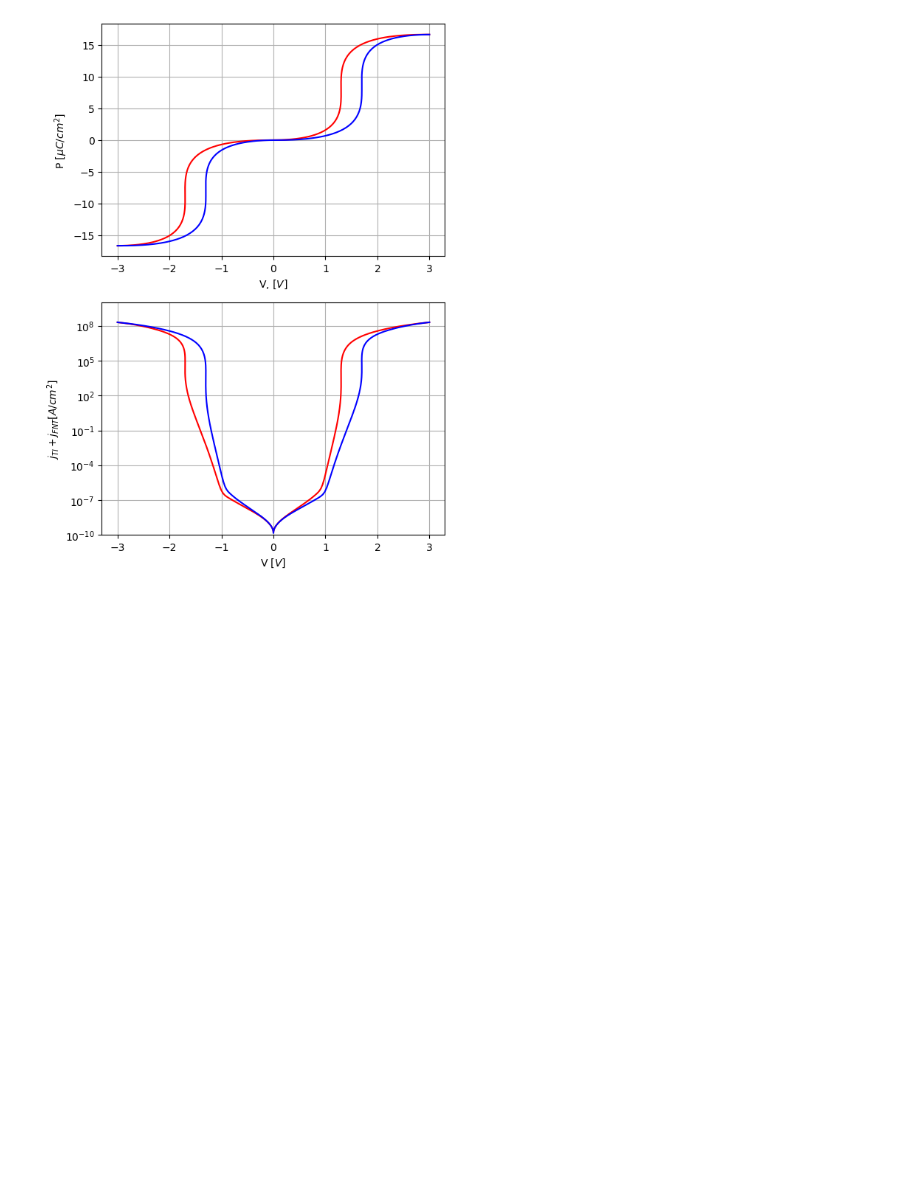
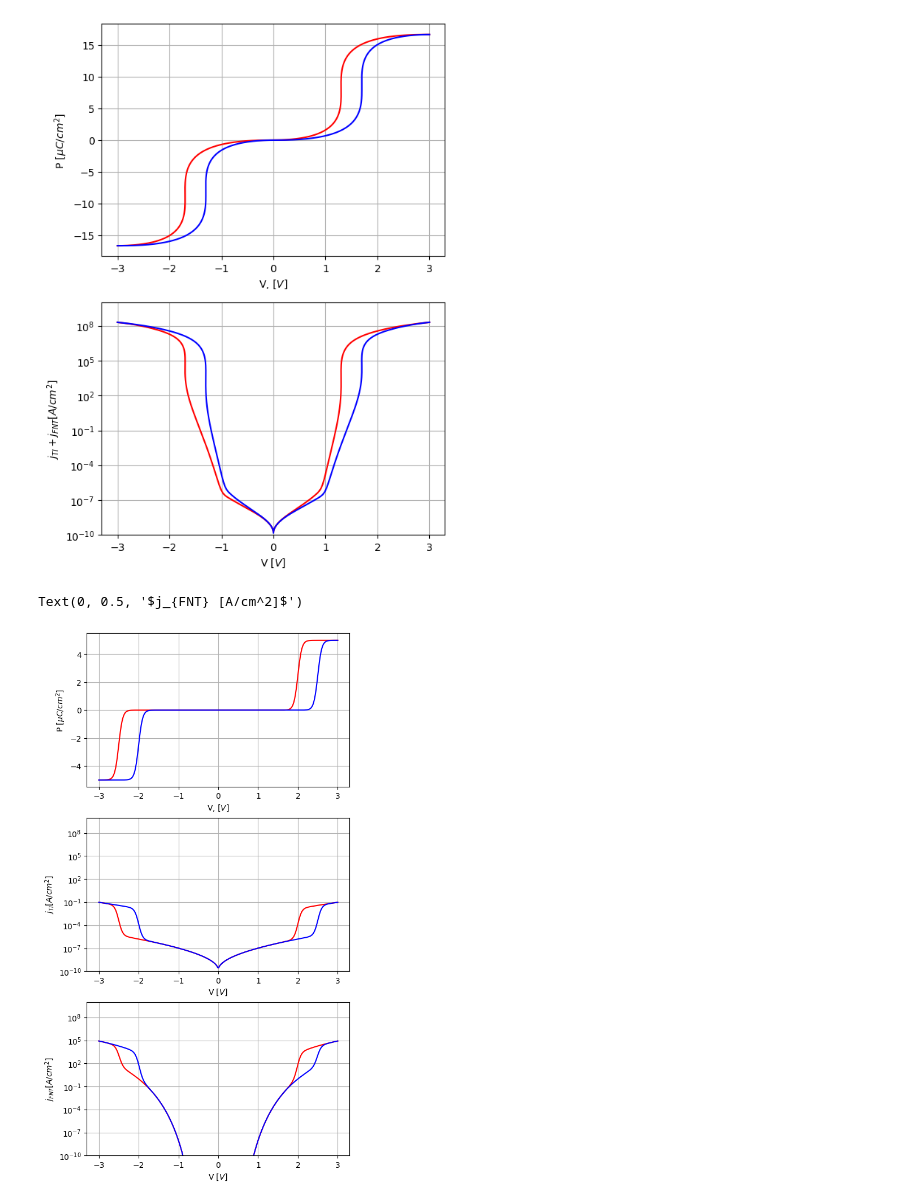
Before and after one commit to OneMoreGate/AFTJ, a Jupyter notebook: final.ipynb, the cells around one changed output. Saved outputs shown, nothing was run; the diff lists cells and outputs as text; code cells hidden in the pictures; blank space fills up the shorter version.

```diff
--- a/final.ipynb
+++ b/final.ipynb
@@ -53,6 +53,19 @@ def Polarization(lenght, branch, scale):
         return [np.concatenate((x_tick[0: int(lenght/2)], x_tick_2[0: int(lenght/2)])) , np.concatenate((scale * y_tick[0: int(lenght/2)],scale * y_tick_2[0: int(lenght/2)] ))]
     elif branch == 'up':
         return [np.concatenate((x_tick[int(lenght/2)-1: -1][::-1], x_tick_2[int(lenght/2)-1: -1][::-1])), np.concatenate((scale * y_tick[int(lenght/2)-1: -1][::-1], scale * y_tick_2[int(lenght/2)-1: -1][::-1]))]
+
+def hyst_sigm(points: int, k: float, c: float, shift: float, hight: float, width: float, branch: str):
+    x = np.linspace(-3, 3, points)
+    if branch == 'up':
+        P_plus = np.array([k * x[i] + hight/(1 + np.exp(-c * (x[i] - shift)))  for i in range(points) if x[i] > 0])
+        P_minus = np.array([k * x[i] + hight/(1 + np.exp(-c * (x[i] + shift + width))) - hight for i in range(points) if x[i] < 0])
+        P_up = np.concatenate((P_minus, P_plus))
+        return [x, P_up]
+    elif branch == 'bottom':
+        P_plus = np.array([k * x[i] + hight/(1 + np.exp(-c * (x[i] - shift - width)))  for i in range(points) if x[i] > 0])
+        P_minus = np.array([k * x[i] + hight/(1 + np.exp(-c * (x[i] + shift))) - hight for i in range(points) if x[i] < 0])
+        P_bottom = np.concatenate((P_minus, P_plus))
+        return [x, P_bottom]
 # %%
 def j_DT(V, d_input, P_input, Phi_1_input, Phi_2_input):
     d = d_input * 10 ** (-9)
@@ -206,3 +219,34 @@ ax[1].set_ylabel(r'$j_{TI} + j_{FNT} [A/cm^2]$')
 # %% [output]
 Text(0, 0.5, '$j_{TI} + j_{FNT} [A/cm^2]$')
 [figure]
+# %%
+n = 300
+V_up, P_up = hyst_sigm(n, 0, 20, 2, 5, 0.5, 'up')
+V_bottom, P_bottom = hyst_sigm(n, 0, 20, 2, 5, 0.5, 'bottom')
+
+fig, ax = plt.subplots(ncols=1, nrows=3, figsize = [6,12])
+
+ax[0].plot(V_up, P_up, 'r')
+ax[0].plot(V_bottom, P_bottom, 'b')
+ax[0].grid()
+ax[0].set_xlabel(r'V, [$V$]')
+ax[0].set_ylabel(r'P $[\mu C/ cm^2]$')
+
+ax[1].plot(V_up, j_TI(V_up, 5, P_up, 1, 1), 'r')
+ax[1].plot(V_bottom, j_TI(V_bottom, 5, P_bottom, 1, 1), 'b')
+ax[1].set_yscale('log')
+ax[1].grid()
+ax[1].set_ylim([10 ** (-10), 10 ** (10)])
+ax[1].set_xlabel(r'V [$V$]')
+ax[1].set_ylabel(r'$j_{TI} [A/cm^2]$')
+
+ax[2].plot(V_up, j_FNT(V_up, 5, P_up, 1, 1), 'r')
+ax[2].plot(V_bottom, j_FNT(V_bottom, 5, P_bottom, 1, 1), 'b')
+ax[2].set_yscale('log')
+ax[2].grid()
+ax[2].set_ylim([10 ** (-10), 10 ** (10)])
+ax[2].set_xlabel(r'V [$V$]')
+ax[2].set_ylabel(r'$j_{FNT} [A/cm^2]$')
+# %% [output]
+Text(0, 0.5, '$j_{FNT} [A/cm^2]$')
+[figure, added]
```
Also changed, not shown: parts of 1 cell of this notebook, 3 other files.
